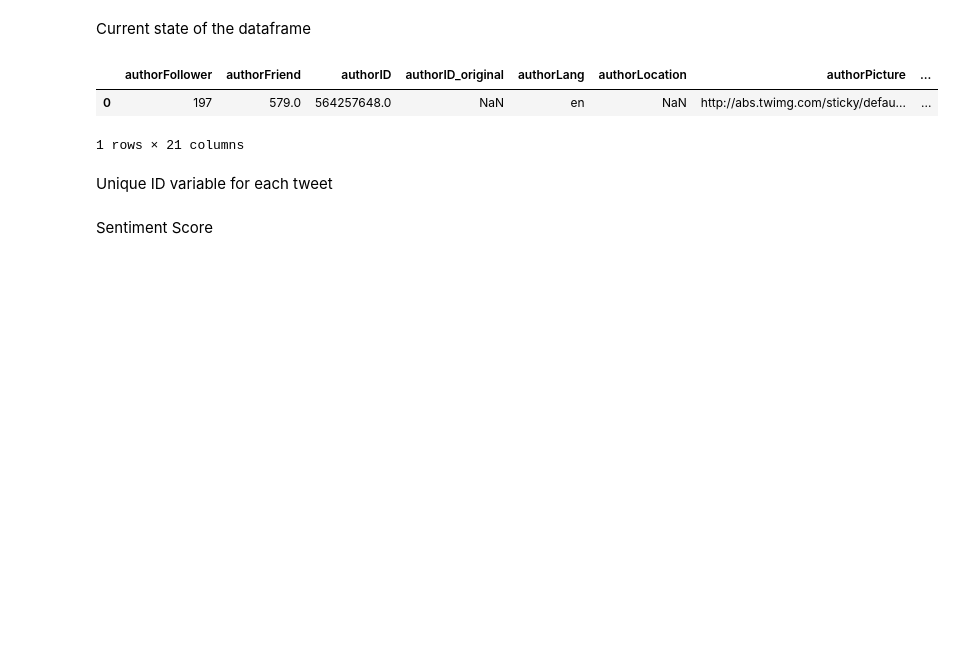
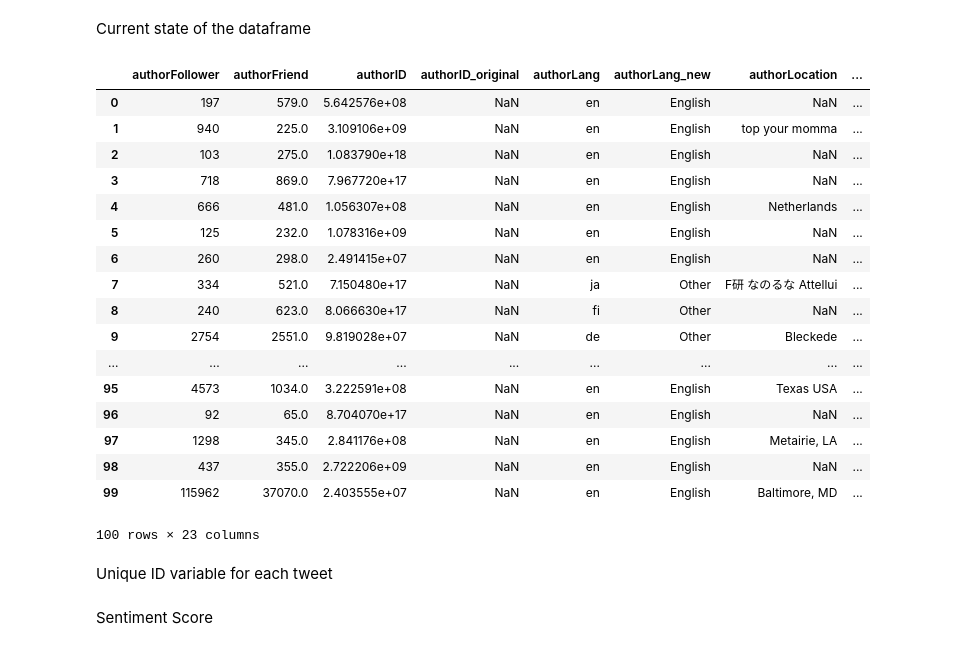
Before and after one commit to menyalas/llcu612Project, a Jupyter notebook: 20190402_AM_Dataset.ipynb, the cells around one changed output. Saved outputs shown, nothing was run; the diff lists cells and outputs as text; code cells hidden in the pictures; blank space fills up the shorter version.

```diff
--- a/20190402_AM_Dataset.ipynb
+++ b/20190402_AM_Dataset.ipynb
@@ -15,7 +14,7 @@ import dateutil
 # %% [markdown]
 Original data
 # %%
-data = pd.read_csv('20190313_TW_Migrant-Migration.csv')
+data = pd.read_csv('../20190313_TW_MigrantMigration.csv')
 data[0:1]
 # %% [output]
 |  | id_str | from_user | text | created_at | time | geo_coordinates | user_lang | in_reply_to_user_id_str | ... |
@@ -26,11 +25,26 @@ df=data
 # %% [markdown]
 Current state of the dataframe
 # %%
-df[0:1]
+df[0:100]
 # %% [output]
-|  | authorFollower | authorFriend | authorID | authorID_original | authorLang | authorLocation | authorPicture | ... |
-| 0 | 197 | 579.0 | 564257648.0 | NaN | en | NaN | http://abs.twimg.com/sticky/defau... | ... |
+|  | authorFollower | authorFriend | authorID | authorID_original | authorLang | authorLang_new | authorLocation | ... |
+| 0 | 197 | 579.0 | 5.642576e+08 | NaN | en | English | NaN | ... |
+| 1 | 940 | 225.0 | 3.109106e+09 | NaN | en | English | top your momma | ... |
+| 2 | 103 | 275.0 | 1.083790e+18 | NaN | en | English | NaN | ... |
+| 3 | 718 | 869.0 | 7.967720e+17 | NaN | en | English | NaN | ... |
+| 4 | 666 | 481.0 | 1.056307e+08 | NaN | en | English | Netherlands | ... |
+| 5 | 125 | 232.0 | 1.078316e+09 | NaN | en | English | NaN | ... |
+| 6 | 260 | 298.0 | 2.491415e+07 | NaN | en | English | NaN | ... |
+| 7 | 334 | 521.0 | 7.150480e+17 | NaN | ja | Other | F研 なのるな Attellui | ... |
+| 8 | 240 | 623.0 | 8.066630e+17 | NaN | fi | Other | NaN | ... |
+| 9 | 2754 | 2551.0 | 9.819028e+07 | NaN | de | Other | Bleckede | ... |
+| ... | ... | ... | ... | ... | ... | ... | ... | ... |
+| 95 | 4573 | 1034.0 | 3.222591e+08 | NaN | en | English | Texas USA | ... |
+| 96 | 92 | 65.0 | 8.704070e+17 | NaN | en | English | NaN | ... |
+| 97 | 1298 | 345.0 | 2.841176e+08 | NaN | en | English | Metairie, LA | ... |
+| 98 | 437 | 355.0 | 2.722206e+09 | NaN | en | English | NaN | ... |
+| 99 | 115962 | 37070.0 | 2.403555e+07 | NaN | en | English | Baltimore, MD | ... |
-1 rows × 21 columns
+100 rows × 23 columns
 # %% [markdown]
 Unique ID variable for each tweet
 # %%
```
Also changed, not shown: parts of 26 cells of this notebook.
